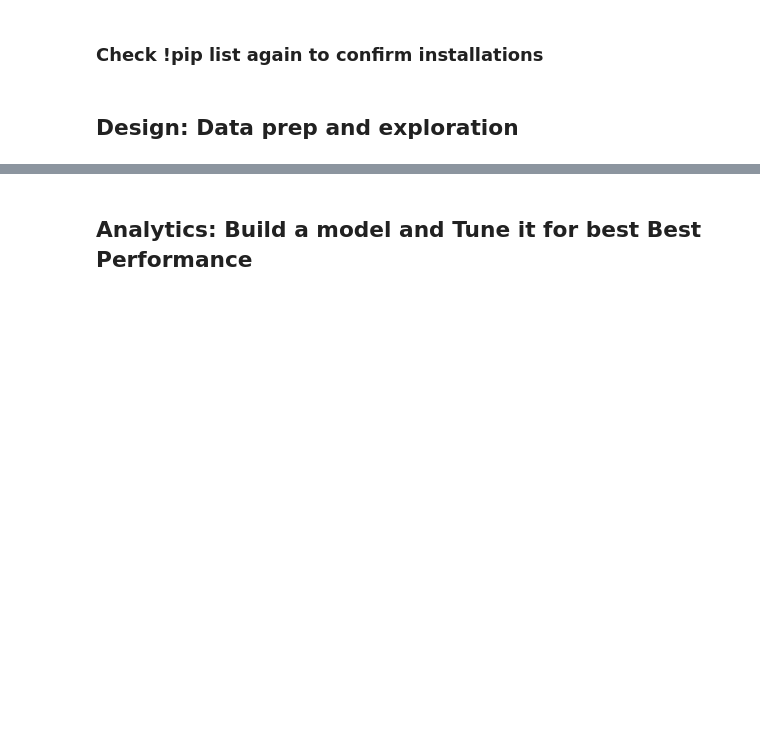
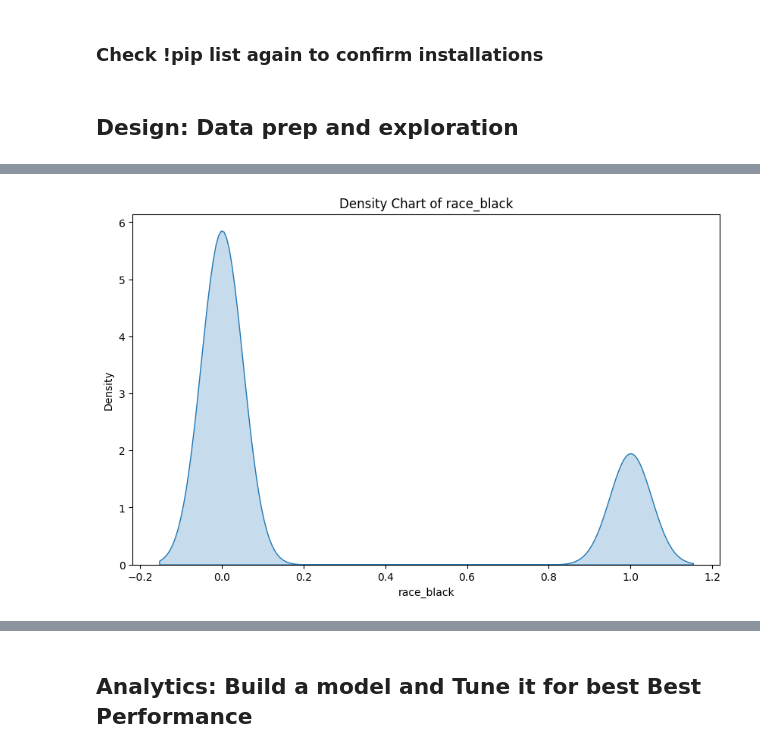
Before and after one commit to danielcheon03/ds1001_final, a Jupyter notebook: ds1001_final/notebooks/Final_Project_Notebook.ipynb, the cells around one changed output, grey strips where cells are left out. Drawn from its saved outputs; the diff is of its cells as text; code cells hidden in the pictures; blank space fills up the shorter version.

```diff
--- a/ds1001_final/notebooks/Final_Project_Notebook.ipynb
+++ b/ds1001_final/notebooks/Final_Project_Notebook.ipynb
@@ -147,8 +212,10 @@ plt.show()
 # %%
 # Density chart of a continuous variable
 plt.figure(figsize=(10, 6))
-sns.kdeplot("xx"['ContinuousVariable'], fill=True)  # Replace 'ContinuousVariable' with your column name
-plt.title('Density Chart of ContinuousVariable')
+sns.kdeplot(bank['race_black'], fill=True)  # Replace 'ContinuousVariable' with your column name
+plt.title('Density Chart of race_black')
 plt.show()
+# %% [output]
+[figure, added]
 # %%
 #Correlation matrix, make sure to only include numeric variables
```
Also changed, not shown: parts of 21 cells of this notebook, 1 other file.
